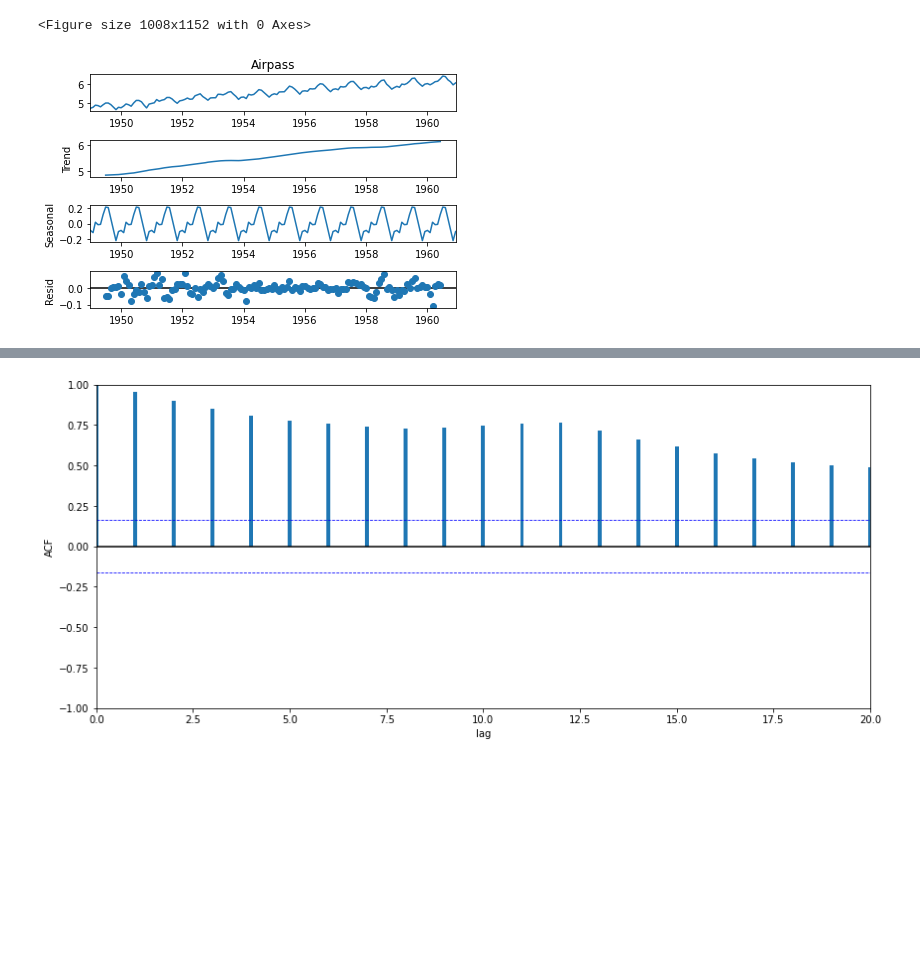
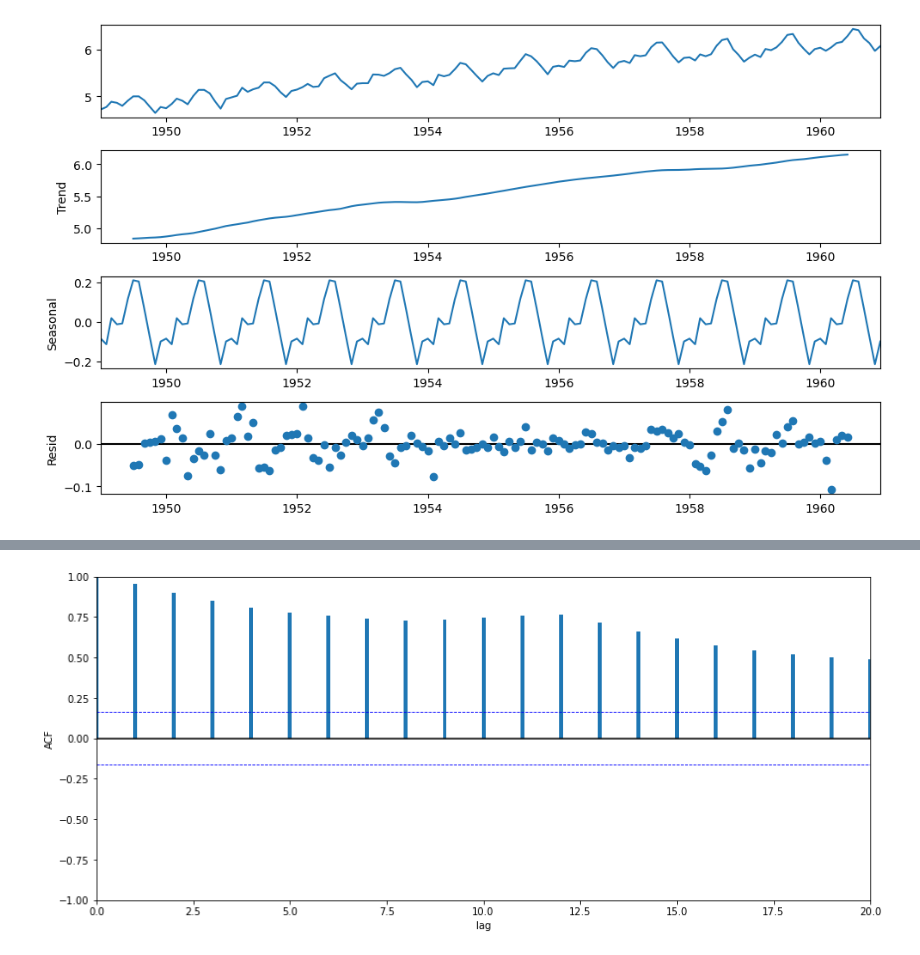
Before and after one commit to Statoscop/notebooks-blog, a Jupyter notebook: Series temporelles/SeriesTemp_Python_4.ipynb, the cells around one changed output, grey strips where cells are left out. Cells and saved outputs as stored; diff of their text form; code cells hidden in the pictures; blank space fills up the shorter version.

```diff
--- a/Series temporelles/SeriesTemp_Python_4.ipynb
+++ b/Series temporelles/SeriesTemp_Python_4.ipynb
@@ -57,0 +32,16 @@ On l'a vu un dans le notebook d'intro, une façon d'identifier la tendance consi
+# %%
+x = pd.read_csv('data/AirPassengers.csv', index_col=0, parse_dates=True)
+y = np.log(x)
+
+# création d'un graphique avec la série originale
+fig, ax = plt.subplots()
+ln1 = ax.plot(x, c='r', label="nb passagers")
+
+# création d'un graphique avec la série log en conservent le même axe des abscisses
+ax2 = ax.twinx()
+ln2 = ax2.plot(y, c='b', label="log(nb passagers)")
+
+# ajout de la légende
+lns = ln1 + ln2
+labels=[l.get_label() for l in lns]
+ax.legend(lns, labels);
@@ -92,8 +91,11 @@ for i in range(len(yrs)):
 # %%
-from statsmodels.tsa.seasonal import seasonal_decompose
-plt.figure(figsize=(14,16))
+from statsmodels.tsa.seasonal import seasonal_decompose, STL
+
 decomp = seasonal_decompose(y, model='additive')
-decomp.plot();
+
+fig = decomp.plot()
+fig.set_size_inches((10, 6))
+fig.tight_layout()
+plt.show()
 # %% [output]
-<Figure size 1008x1152 with 0 Axes>
-[figure, old version]
+[figure, new version]
```
Also changed, not shown: parts of 55 cells of this notebook.
